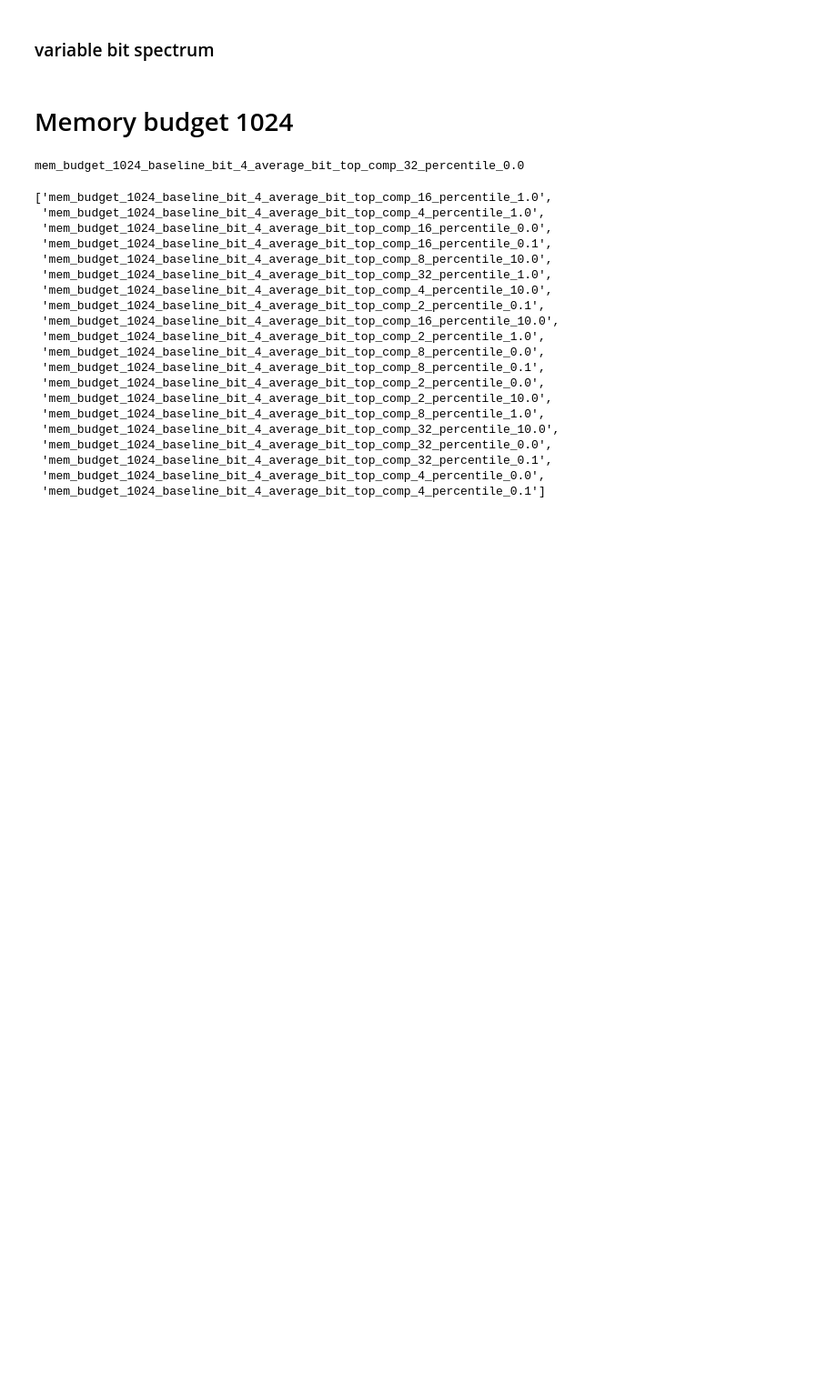
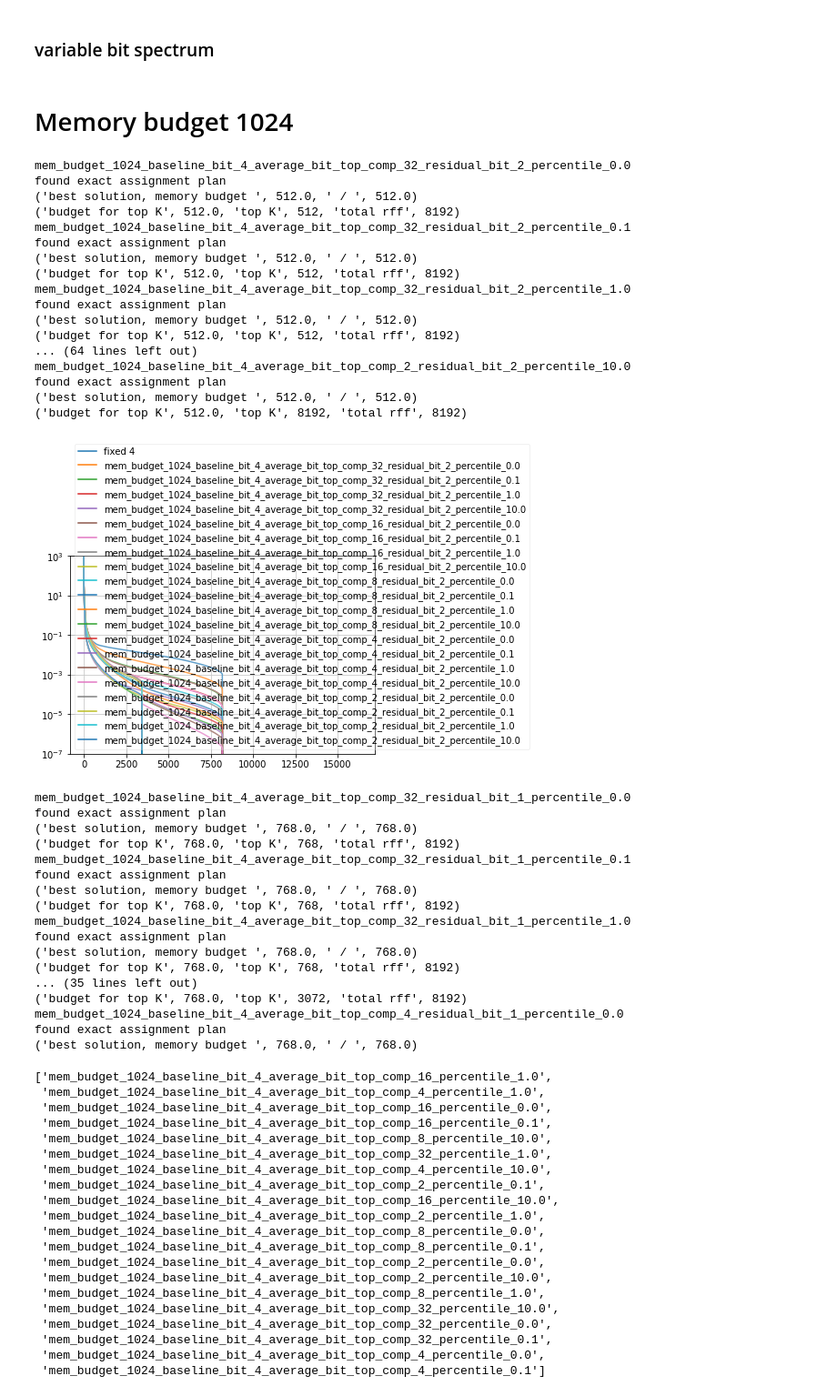
Before and after one commit to JianGoForIt/lp_rffs, a Jupyter notebook: kernel_reg/notebook/hybrid-var-precision-spectrum-generation-1024-budget-server.ipynb, the cells around one changed output. Shown at 91% size. Saved outputs shown, nothing was run; the diff lists cells and outputs as text; code cells hidden in the pictures; blank space fills up the shorter version.

```diff
--- a/kernel_reg/notebook/hybrid-var-precision-spectrum-generation-1024-budget-server.ipynb
+++ b/kernel_reg/notebook/hybrid-var-precision-spectrum-generation-1024-budget-server.ipynb
@@ -112,35 +115,71 @@ def run_single_config(memory_budget, baseline_bit, average_bit_top_comp,
 spectrum_dict = {}
 memory_budget = 1024.0
 # %%
-for baseline_bit in [4, 8, 2, 16]:
+# for baseline_bit in [4, 8, 2, 16]:
+for baseline_bit in [4, 16]:
     for residual_bit in [8, 4, 2, 1]:
         if residual_bit >= baseline_bit:
             continue
         plt.figure()
-        plt.semilogy(fixed_bits_results["budget_1024fixed_" + str(baseline_bit) ], label="fixed " + str(baseline_bit) )
+        plt.semilogy(fixed_bits_results["budget_1024fixed_" + str(baseline_bit) ][::-1], label="fixed " + str(baseline_bit) )
         for average_bit_top_comp in [32, 16, 8, 4, 2, 1]:
 #         for average_bit_top_comp in [32, ]:
             if average_bit_top_comp < residual_bit:
                 continue
             for percentile in [0.0, 0.1, 1.0, 10.0]:
                 label = "mem_budget_" + str(int(memory_budget) ) \
                       + "_baseline_bit_" + str(int(baseline_bit) ) \
                       + "_average_bit_top_comp_" + str(int(average_bit_top_comp) ) \
+                      + "_residual_bit_" + str(int(residual_bit) ) \
                       + "_percentile_" + str(percentile)
                 print label
                 spectrum = run_single_config(memory_budget=memory_budget,
                                      baseline_bit=baseline_bit,
                                      average_bit_top_comp=average_bit_top_comp,
                                      residual_bit=residual_bit, percentile=percentile)
 #                 print spectrum
                 spectrum_dict[label] = spectrum.copy()
                 plt.semilogy(spectrum, label=label)
         plt.grid()
         plt.ylim([1e-7, 1e3] )
         plt.legend(framealpha=0.3)
         plt.show()
-        with open("./tmp/fix_var_comp_spectrum_1024_memory_budget_0415.pkl", "w") as f:
+        with open("./tmp/fix_var_comp_spectrum_1024_memory_budget_0415_part1.pkl", "w") as f:
             cp.dump(spectrum_dict, f)
 # %% [output]
-mem_budget_1024_baseline_bit_4_average_bit_top_comp_32_percentile_0.0
+mem_budget_1024_baseline_bit_4_average_bit_top_comp_32_residual_bit_2_percentile_0.0
+found exact assignment plan
+('best solution, memory budget ', 512.0, ' / ', 512.0)
+('budget for top K', 512.0, 'top K', 512, 'total rff', 8192)
+mem_budget_1024_baseline_bit_4_average_bit_top_comp_32_residual_bit_2_percentile_0.1
+found exact assignment plan
+('best solution, memory budget ', 512.0, ' / ', 512.0)
+('budget for top K', 512.0, 'top K', 512, 'total rff', 8192)
+mem_budget_1024_baseline_bit_4_average_bit_top_comp_32_residual_bit_2_percentile_1.0
+found exact assignment plan
+('best solution, memory budget ', 512.0, ' / ', 512.0)
+('budget for top K', 512.0, 'top K', 512, 'total rff', 8192)
+... (64 lines left out)
+mem_budget_1024_baseline_bit_4_average_bit_top_comp_2_residual_bit_2_percentile_10.0
+found exact assignment plan
+('best solution, memory budget ', 512.0, ' / ', 512.0)
+('budget for top K', 512.0, 'top K', 8192, 'total rff', 8192)
+[figure, added]
+mem_budget_1024_baseline_bit_4_average_bit_top_comp_32_residual_bit_1_percentile_0.0
+found exact assignment plan
+('best solution, memory budget ', 768.0, ' / ', 768.0)
+('budget for top K', 768.0, 'top K', 768, 'total rff', 8192)
+mem_budget_1024_baseline_bit_4_average_bit_top_comp_32_residual_bit_1_percentile_0.1
+found exact assignment plan
+('best solution, memory budget ', 768.0, ' / ', 768.0)
+('budget for top K', 768.0, 'top K', 768, 'total rff', 8192)
+mem_budget_1024_baseline_bit_4_average_bit_top_comp_32_residual_bit_1_percentile_1.0
+found exact assignment plan
+('best solution, memory budget ', 768.0, ' / ', 768.0)
+('budget for top K', 768.0, 'top K', 768, 'total rff', 8192)
+... (35 lines left out)
+('budget for top K', 768.0, 'top K', 3072, 'total rff', 8192)
+mem_budget_1024_baseline_bit_4_average_bit_top_comp_4_residual_bit_1_percentile_0.0
+found exact assignment plan
+('best solution, memory budget ', 768.0, ' / ', 768.0)
 # %%
```
Also changed, not shown: parts of 3 cells of this notebook, 2 other files.
